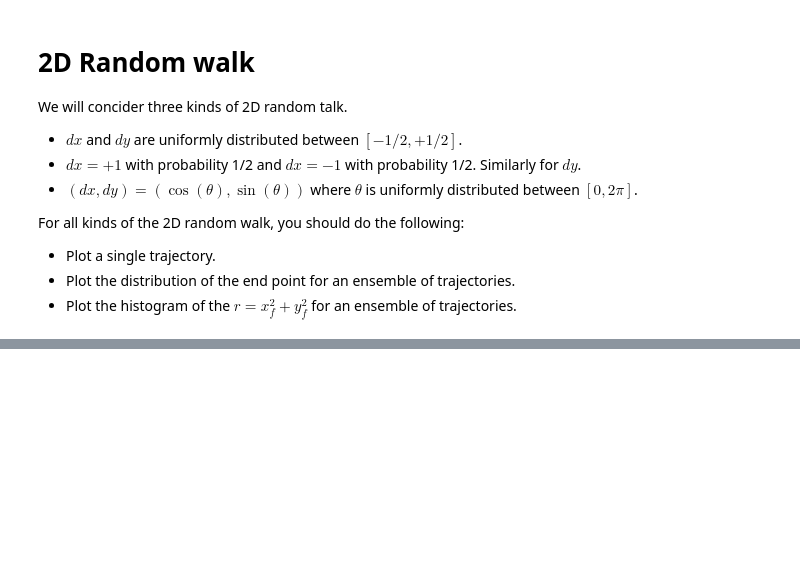
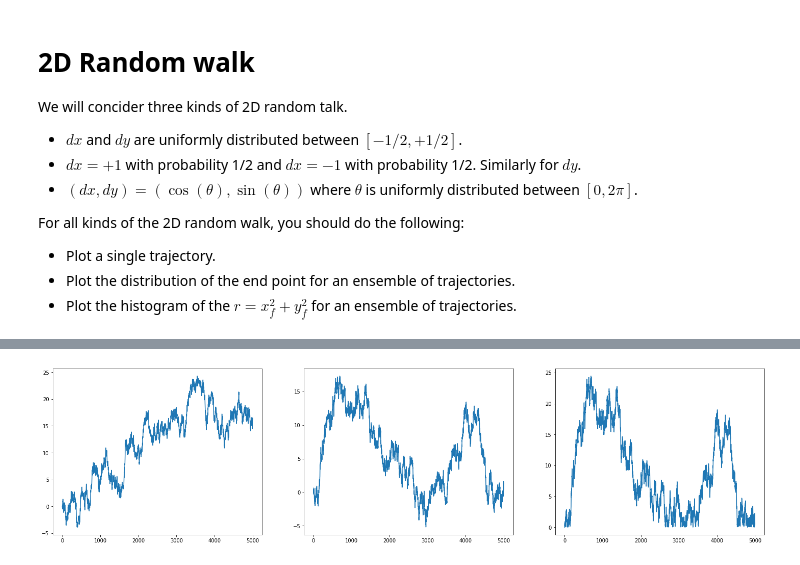
Before and after one commit to NTHU-Phys-Qubit/hw1-cyy7230, a Jupyter notebook: Problem-2.ipynb, the cells around one changed output, grey strips where cells are left out. Drawn from its saved outputs; the diff is of its cells as text; code cells hidden in the pictures; blank space fills up the shorter version.

```diff
--- a/Problem-2.ipynb
+++ b/Problem-2.ipynb
@@ -67,0 +40,19 @@ pylab.show()
+# %%
+# figure of site of x, y, and r
+plt.figure(figsize=(25, 6))
+
+r = np.sqrt(site[1]**2 + site[1]**2)
+
+plt.subplot(131)
+pylab.plot(site[0])
+
+
+plt.subplot(132)
+pylab.plot(site[1])
+
+
+plt.subplot(133)
+pylab.plot(r)
+pylab.show()
+# %% [output]
+[figure, added]
```
Also changed, not shown: parts of 15 cells of this notebook.
